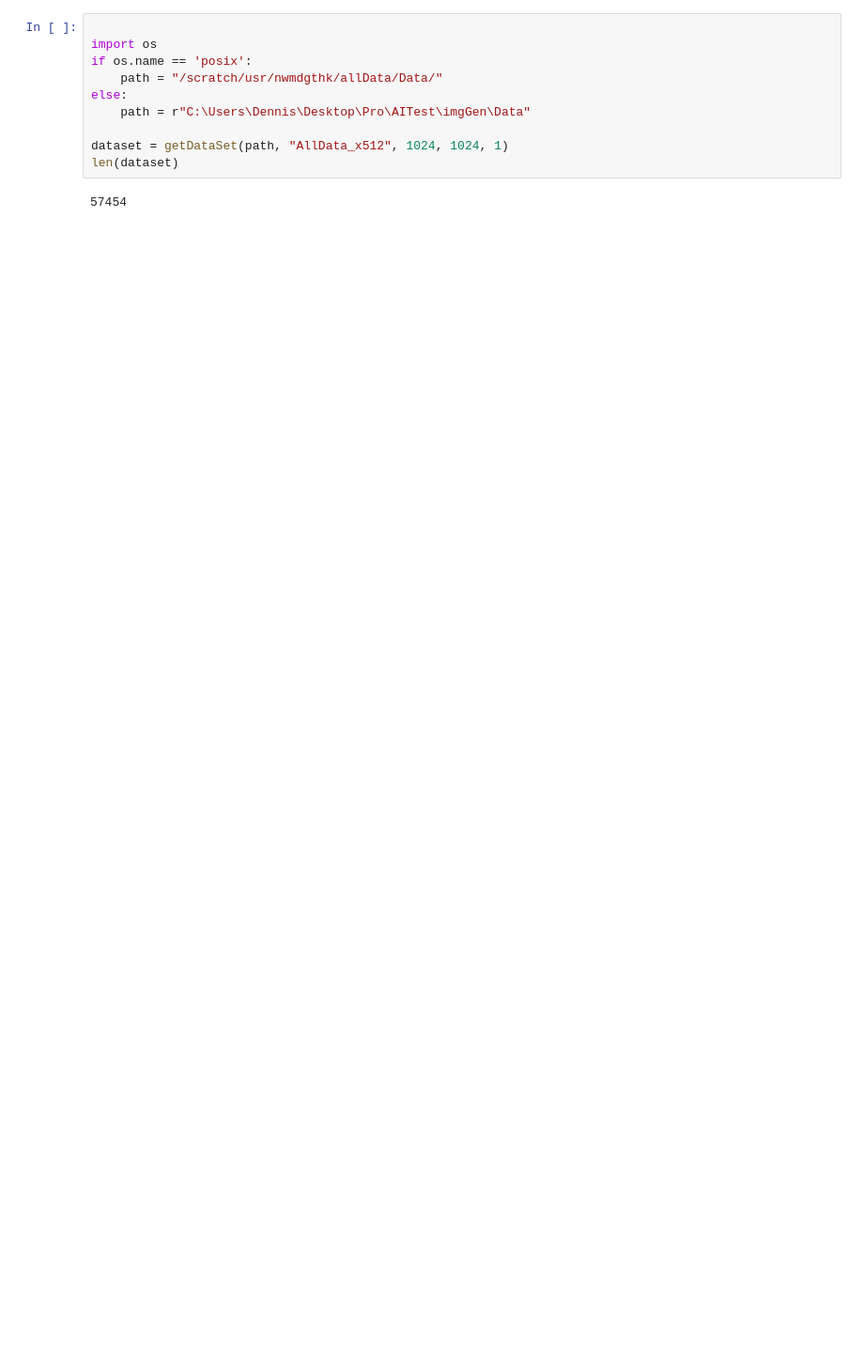
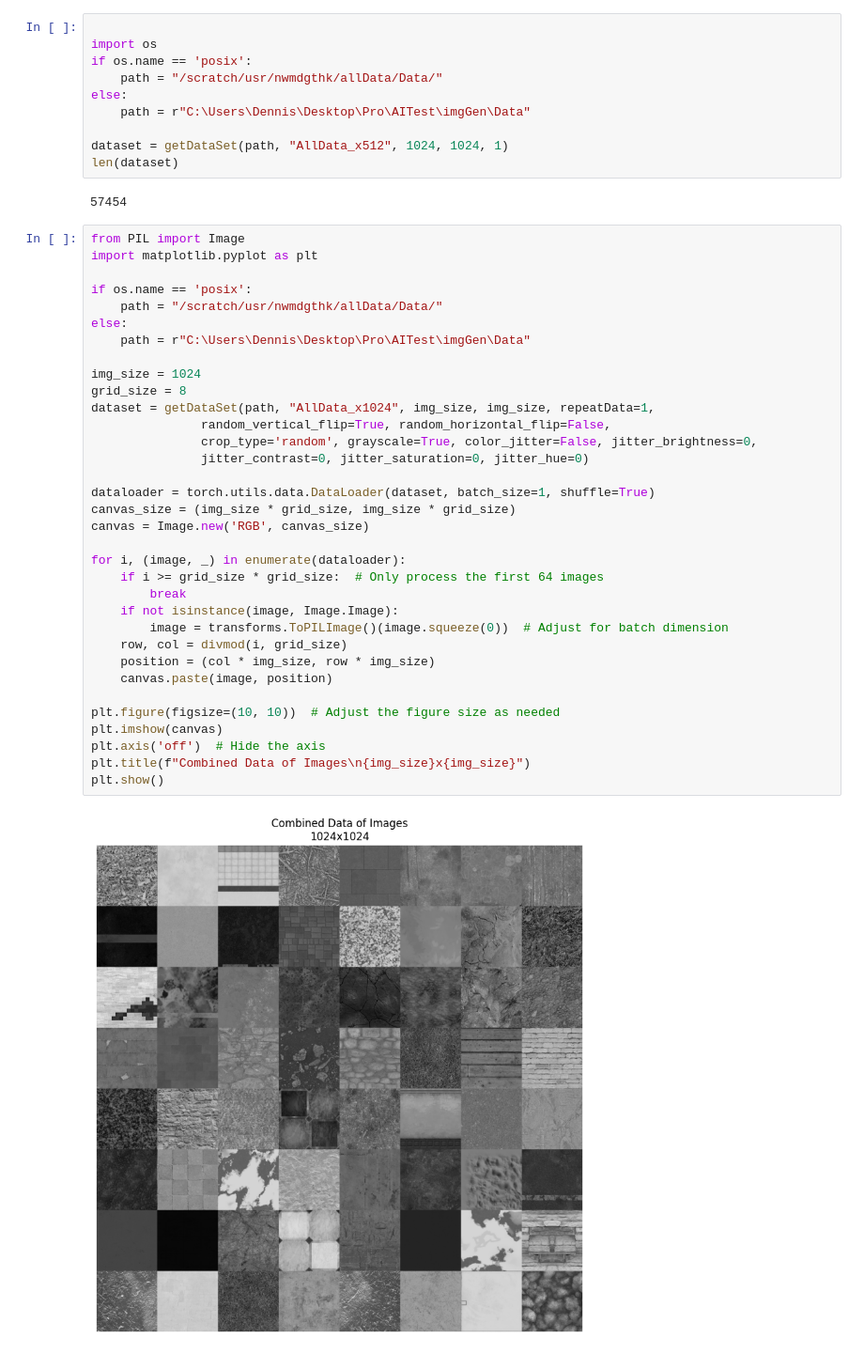
Before and after one commit to DennisGoss99/MasterThesis, a Jupyter notebook: code/dataSetCombiner.ipynb, the cells around one changed output. Shown at 94% size. Cells and saved outputs as stored; diff of their text form; blank space fills up the shorter version.

Commit message:
add dataloaderText

```diff
--- a/code/dataSetCombiner.ipynb
+++ b/code/dataSetCombiner.ipynb
@@ -181,3 +228,39 @@ dataset = getDataSet(path, "AllData_x512", 1024, 1024, 1)
 len(dataset)
 # %% [output]
 57454
+# %%
+from PIL import Image
+import matplotlib.pyplot as plt
+
+if os.name == 'posix':
+    path = "/scratch/usr/nwmdgthk/allData/Data/"
+else:
+    path = r"C:\Users\Dennis\Desktop\Pro\AITest\imgGen\Data"
+
+img_size = 1024
+grid_size = 8
+dataset = getDataSet(path, "AllData_x1024", img_size, img_size, repeatData=1,
+               random_vertical_flip=True, random_horizontal_flip=False,
+               crop_type='random', grayscale=True, color_jitter=False, jitter_brightness=0,
+               jitter_contrast=0, jitter_saturation=0, jitter_hue=0)
+
+dataloader = torch.utils.data.DataLoader(dataset, batch_size=1, shuffle=True)
+canvas_size = (img_size * grid_size, img_size * grid_size)
+canvas = Image.new('RGB', canvas_size)
+
+for i, (image, _) in enumerate(dataloader):
+    if i >= grid_size * grid_size:  # Only process the first 64 images
+        break
+    if not isinstance(image, Image.Image):
+        image = transforms.ToPILImage()(image.squeeze(0))  # Adjust for batch dimension
+    row, col = divmod(i, grid_size)
+    position = (col * img_size, row * img_size)
+    canvas.paste(image, position)
+
+plt.figure(figsize=(10, 10))  # Adjust the figure size as needed
+plt.imshow(canvas)
+plt.axis('off')  # Hide the axis
+plt.title(f"Combined Data of Images\n{img_size}x{img_size}")
+plt.show()
+# %% [output]
+[figure, added]
```
Also changed, not shown: parts of 2 cells of this notebook, 4 other files.
